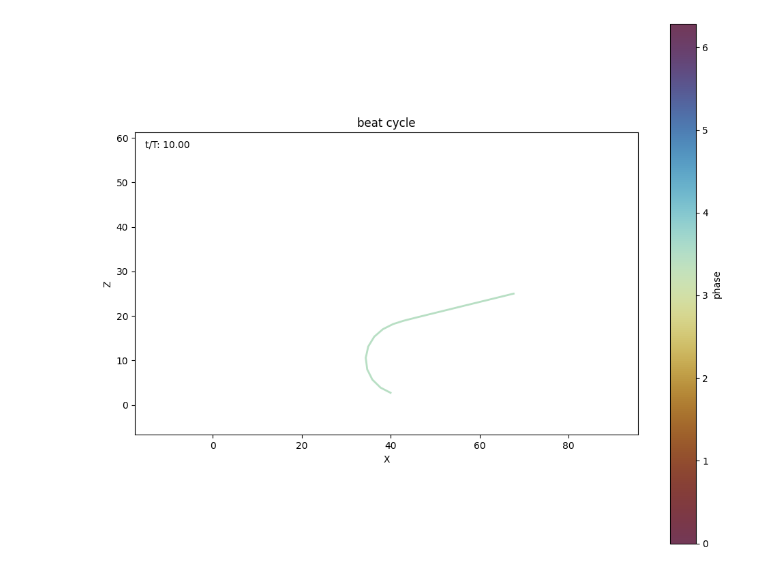
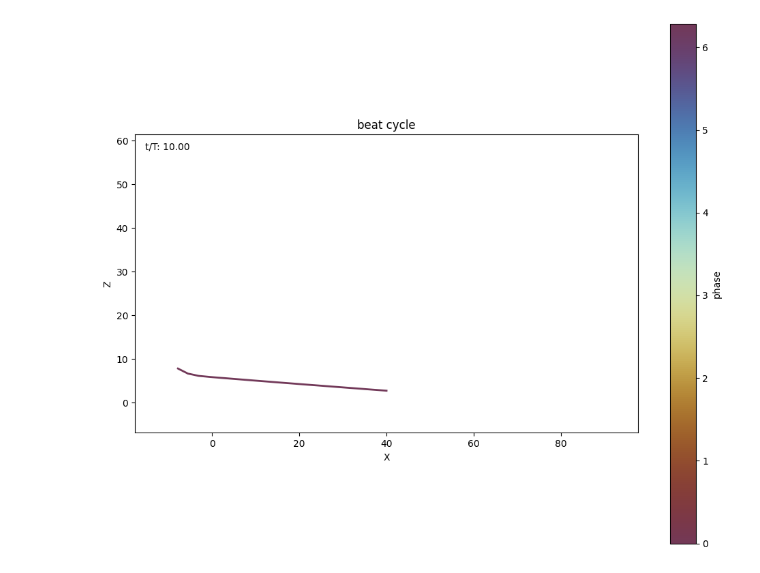
Before and after one commit to Biofluid-Dynamics-Group/cuda-filaments, a Jupyter notebook: analysis/view_beat.ipynb, the cells around one changed output. Cells and saved outputs as stored; diff of their text form; code cells hidden in the pictures.

Commit message:
checked the new beat, works perfectly

```diff
--- a/analysis/view_beat.ipynb
+++ b/analysis/view_beat.ipynb
@@ -5,8 +5,8 @@ from matplotlib.animation import FuncAnimation
 import matplotlib.colors as mcolors
 import cmcrameri.cm as cmc
 
-phase_path = '../data/beat_C_double_wall/20260127/ciliate_1fil_40962blob_8.00R_0.1500torsion_0.2182tilt_0.3000f_eff_1.4960theta0_0.0000freqshift_true_states.dat'
-file_path = '../data/beat_C_double_wall/20260127/ciliate_1fil_40962blob_8.00R_0.1500torsion_0.2182tilt_0.3000f_eff_1.4960theta0_0.0000freqshift_seg_states.dat'
+phase_path = '../data/beat_C_single_blobs/20260202/ciliate_1fil_40962blob_8.00R_0.1500torsion_0.2182tilt_0.3000f_eff_1.4960theta0_0.0000freqshift_true_states.dat'
+file_path = '../data/beat_C_single_blobs/20260202/ciliate_1fil_40962blob_8.00R_0.1500torsion_0.2182tilt_0.3000f_eff_1.4960theta0_0.0000freqshift_seg_states.dat'
 
 phase = np.loadtxt(phase_path)
 time = phase[:, 0] / 500.0
@@ -52,32 +52,32 @@ def init():
 
 def update(frame):
   positions = seg_states[frame]
 
   # Update line connecting segments
   line.set_data(positions[:, 1], positions[:, 2])
   line.set_color(cmap(norm(psi1[frame])))
 
   # Update time display
   time_text.set_text(f't/T: {time[frame]:.2f}')
 
   return line, time_text
 
 # Create animation (use stride to control speed)
-stride = 2  # Adjust this to make animation faster/slower
+stride = 1  # Adjust this to make animation faster/slower
 frames = range(0, num_steps, stride)
 ani = FuncAnimation(fig, update, frames=frames, init_func=init,
           blit=True, interval=30, repeat=True)
 
 # Add a colorbar for the phase
 sm = plt.cm.ScalarMappable(cmap=cmap, norm=norm)
 sm.set_array([])
 cbar = fig.colorbar(sm, ax=ax)
 cbar.set_label('phase')
 
 # Save animation as GIF
 ani.save('filament_motion.gif', writer='pillow', fps=30)
 
 plt.tight_layout()
 plt.show()
 # %% [output]
-[figure, old version]
+[figure, new version]
```
Also changed, not shown: 6 other files.
